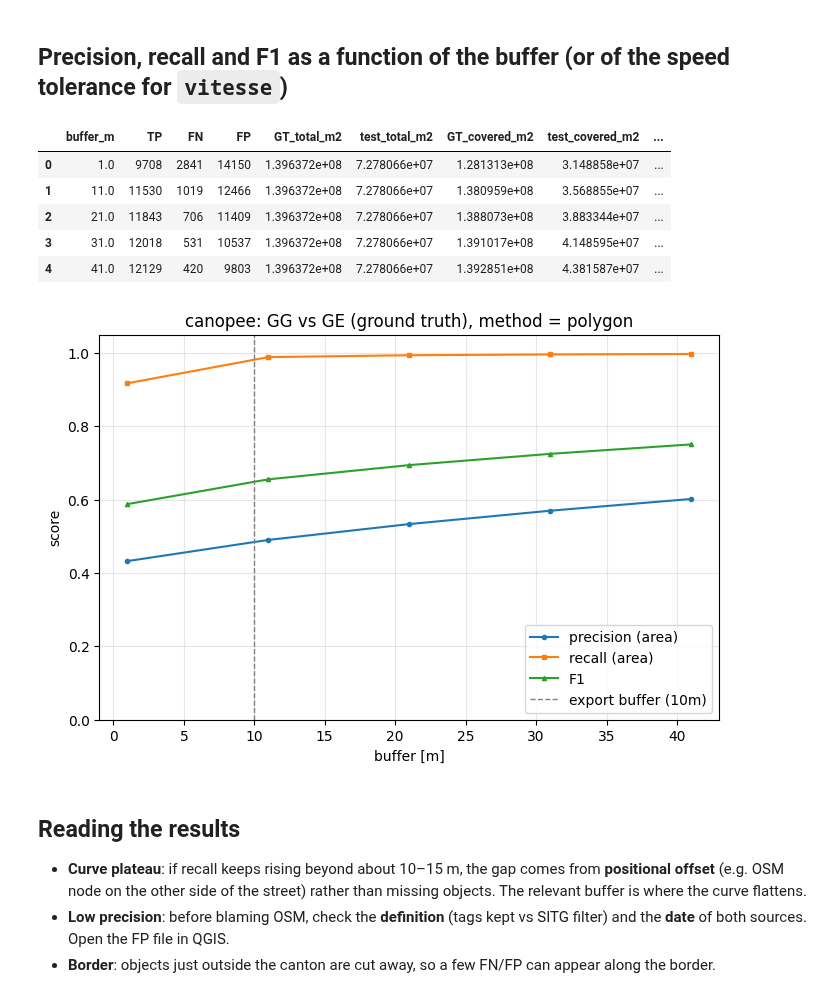
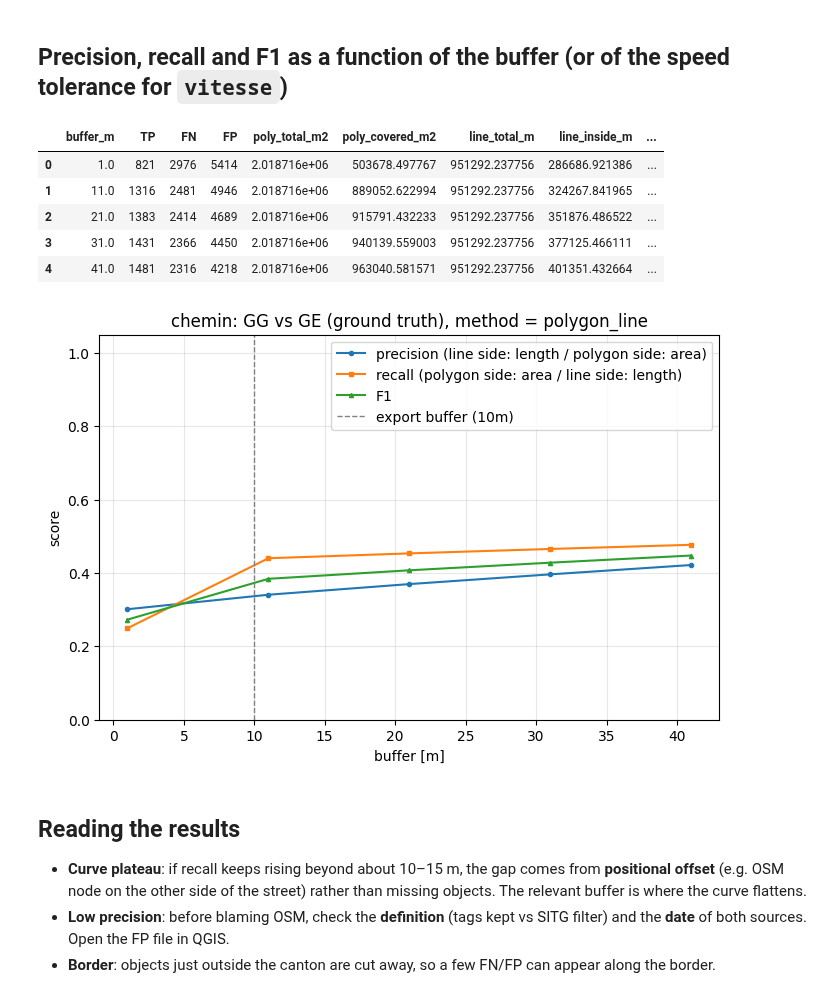
Before and after one commit to action-situee/PROJET_PIETON_GG, a Jupyter notebook: Notebook/Step 2/2_1_bis_Compare_GG_vs_GE_walk.ipynb, the cells around one changed output. Drawn from its saved outputs; the diff is of its cells as text; code cells hidden in the pictures.

```diff
--- a/Notebook/Step 2/2_1_bis_Compare_GG_vs_GE_walk.ipynb
+++ b/Notebook/Step 2/2_1_bis_Compare_GG_vs_GE_walk.ipynb
@@ -47,7 +48,7 @@ domain_path = f"{input_file_path}/network_agreg/CAD_LIMITE_CANTON-SHP/CAD_LIMITE
 # Output directory: one sub-folder per attribute is created inside
 output_comparison_path = f"../../Data/output/{network}/comparison_GG_vs_GE"
 
-attribute = 'canopee'                 # attribute to compare (column 'attribute' of the Excel)
+attribute = 'chemin'                 # attribute to compare (column 'attribute' of the Excel)
 
 # "excel": raw files from the Excel paths (+ RAW_FILTERS below)
 # "step2": filtered outputs of 2_1 (Data/output/{network}/{GE|GG}/step-2/gpkg_attributs/{attribute}.gpkg, filtered == 1)
@@ -430,7 +463,11 @@ SPECIFIC_COMPARATORS = {"vitesse": vitesse_metrics}   # attribute-specific funct
 def select_comparison(attr, fam_gt, fam_test):
     if attr in SPECIFIC_COMPARATORS:
         return SPECIFIC_COMPARATORS[attr], attr
-    if attr in MIXED_ATTRIBUTES or fam_gt != fam_test:
+    if attr in MIXED_ATTRIBUTES:
+        return mixed_metrics, "mixed"
+    if {fam_gt, fam_test} == {"polygon", "line"}:
+        return poly_line_metrics, "polygon_line"
+    if fam_gt != fam_test:
         return mixed_metrics, "mixed"
     return COMPARATORS[fam_gt], fam_gt
 # %% [markdown]
@@ -467,7 +504,7 @@ print(f"GG in canton: {len(test):,} features | {counts_test.to_dict()}")
 
 compare, method = select_comparison(attribute, fam_gt, fam_test)
 print(f"-> comparison method: {method} ({compare.__name__})")
-if method in COMPARATORS:
+if method in COMPARATORS or method == "polygon_line":
     gt, test = harmonize(gt, fam_gt), harmonize(test, fam_test)
 
 # Sweep parameter: buffer in m (generic) or speed tolerance in km/h (vitesse)
@@ -543,38 +580,40 @@ save_gpkg(fp, os.path.join(out_dir, f"{attribute}_FP_{'wrong_speed_in_GG' if met
 # %%
 rows = []
 xcol = f"{PARAM_NAME.replace(' ', '_')}_{PARAM_UNIT}"
 for b in PARAM_RANGE:
     m, _, _ = compare(gt, test, float(b))
     rows.append({xcol: float(b), **m})
 sweep = pd.DataFrame(rows)
 sweep.to_csv(os.path.join(out_dir, f"{attribute}_metrics_vs_{ptag}.csv"), index=False)
 display(sweep)
 
 if sweep[["precision", "recall", "F1"]].isna().all().all():
     print(f"No metrics for method '{method}' (dummy function): nothing to plot.")
 else:
     labels = {"point": ("precision", "recall"),
               "line": ("precision (correctness, length)", "recall (completeness, length)"),
               "polygon": ("precision (area)", "recall (area)"),
+              "polygon_line": ("precision (line side: length / polygon side: area)",
+                               "recall (polygon side: area / line side: length)"),
               "vitesse": ("precision (correct / lines with speed, length)", "recall (correct / matched lines, length)")}[method]
     fig, ax = plt.subplots(figsize=(8, 5))
     ax.plot(sweep[xcol], sweep.precision, "o-", ms=3, label=labels[0])
     ax.plot(sweep[xcol], sweep.recall, "s-", ms=3, label=labels[1])
     ax.plot(sweep[xcol], sweep.F1, "^-", ms=3, label="F1")
     ax.axvline(PARAM_EXPORT, color="grey", ls="--", lw=1, label=f"export {PARAM_NAME} ({btag})")
     ax.set(xlabel=f"{PARAM_NAME} [{PARAM_UNIT.replace('kmh', 'km/h')}]", ylabel="score", ylim=(0, 1.05),
            title=f"{attribute}: GG vs GE (ground truth), method = {method}")
     ax.grid(alpha=0.3); ax.legend()
     fig.savefig(os.path.join(out_dir, f"{attribute}_metrics_vs_{ptag}.png"), dpi=150, bbox_inches="tight")
     plt.show()
 # %% [output]
-|  | buffer_m | TP | FN | FP | GT_total_m2 | test_total_m2 | GT_covered_m2 | test_covered_m2 | ... |
-| 0 | 1.0 | 9708 | 2841 | 14150 | 1.396372e+08 | 7.278066e+07 | 1.281313e+08 | 3.148858e+07 | ... |
-| 1 | 11.0 | 11530 | 1019 | 12466 | 1.396372e+08 | 7.278066e+07 | 1.380959e+08 | 3.568855e+07 | ... |
-| 2 | 21.0 | 11843 | 706 | 11409 | 1.396372e+08 | 7.278066e+07 | 1.388073e+08 | 3.883344e+07 | ... |
-| 3 | 31.0 | 12018 | 531 | 10537 | 1.396372e+08 | 7.278066e+07 | 1.391017e+08 | 4.148595e+07 | ... |
-| 4 | 41.0 | 12129 | 420 | 9803 | 1.396372e+08 | 7.278066e+07 | 1.392851e+08 | 4.381587e+07 | ... |
+|  | buffer_m | TP | FN | FP | poly_total_m2 | poly_covered_m2 | line_total_m | line_inside_m | ... |
+| 0 | 1.0 | 821 | 2976 | 5414 | 2.018716e+06 | 503678.497767 | 951292.237756 | 286686.921386 | ... |
+| 1 | 11.0 | 1316 | 2481 | 4946 | 2.018716e+06 | 889052.622994 | 951292.237756 | 324267.841965 | ... |
+| 2 | 21.0 | 1383 | 2414 | 4689 | 2.018716e+06 | 915791.432233 | 951292.237756 | 351876.486522 | ... |
+| 3 | 31.0 | 1431 | 2366 | 4450 | 2.018716e+06 | 940139.559003 | 951292.237756 | 377125.466111 | ... |
+| 4 | 41.0 | 1481 | 2316 | 4218 | 2.018716e+06 | 963040.581571 | 951292.237756 | 401351.432664 | ... |
-[figure, old version]
+[figure, new version]
 # %% [markdown]
 ## Reading the results
 
```
Also changed, not shown: parts of 11 cells of this notebook, 3 other files.
